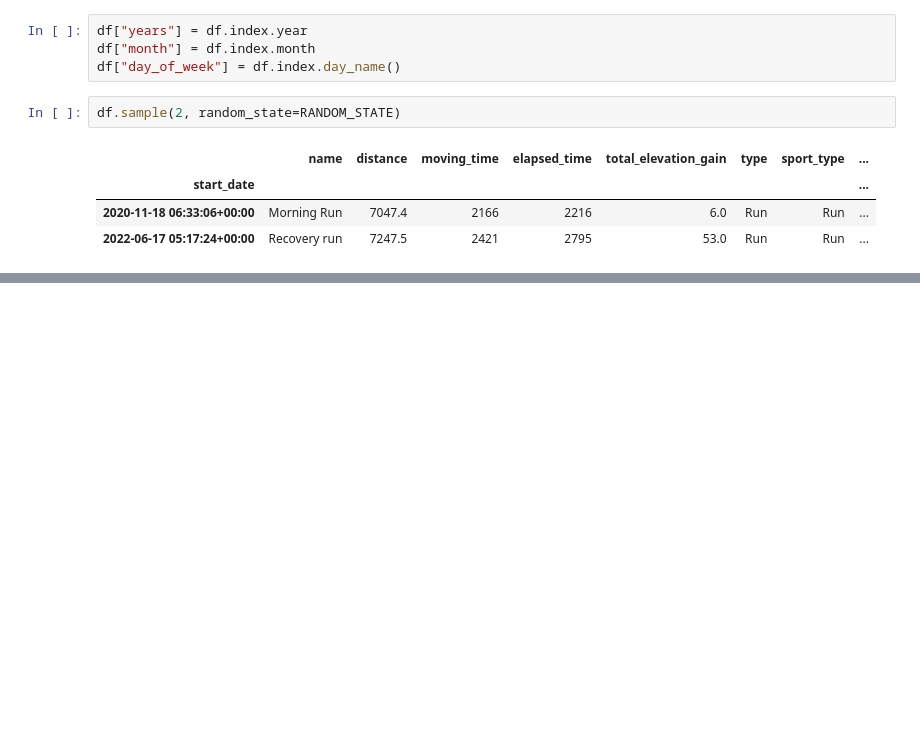
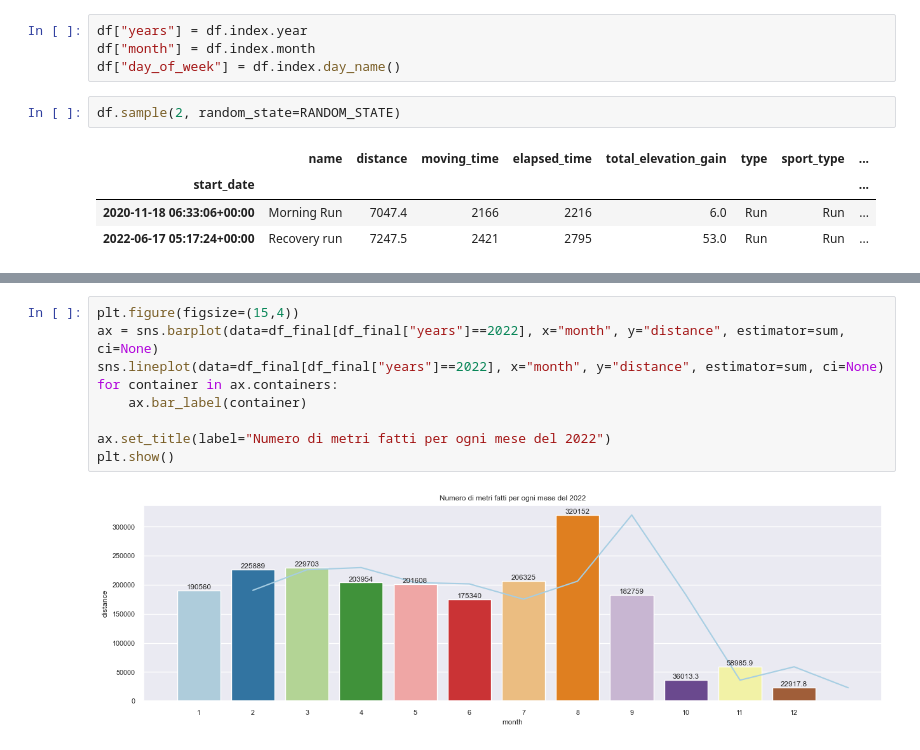
Before and after one commit to scionuait/StravaDataImport, a Jupyter notebook: analisi_strava_athlete_2022.ipynb, the cells around one changed output, grey strips where cells are left out. Cells and saved outputs as stored; diff of their text form; blank space fills up the shorter version.

```diff
--- a/analisi_strava_athlete_2022.ipynb
+++ b/analisi_strava_athlete_2022.ipynb
@@ -367,0 +403,11 @@ abs_values.to_dict()
+# %%
+plt.figure(figsize=(15,4))
+ax = sns.barplot(data=df_final[df_final["years"]==2022], x="month", y="distance", estimator=sum, ci=None)
+sns.lineplot(data=df_final[df_final["years"]==2022], x="month", y="distance", estimator=sum, ci=None)
+for container in ax.containers:
+    ax.bar_label(container)
+
+ax.set_title(label="Numero di metri fatti per ogni mese del 2022")
+plt.show()
+# %% [output]
+[figure, added]
```
Also changed, not shown: parts of 30 cells of this notebook.
